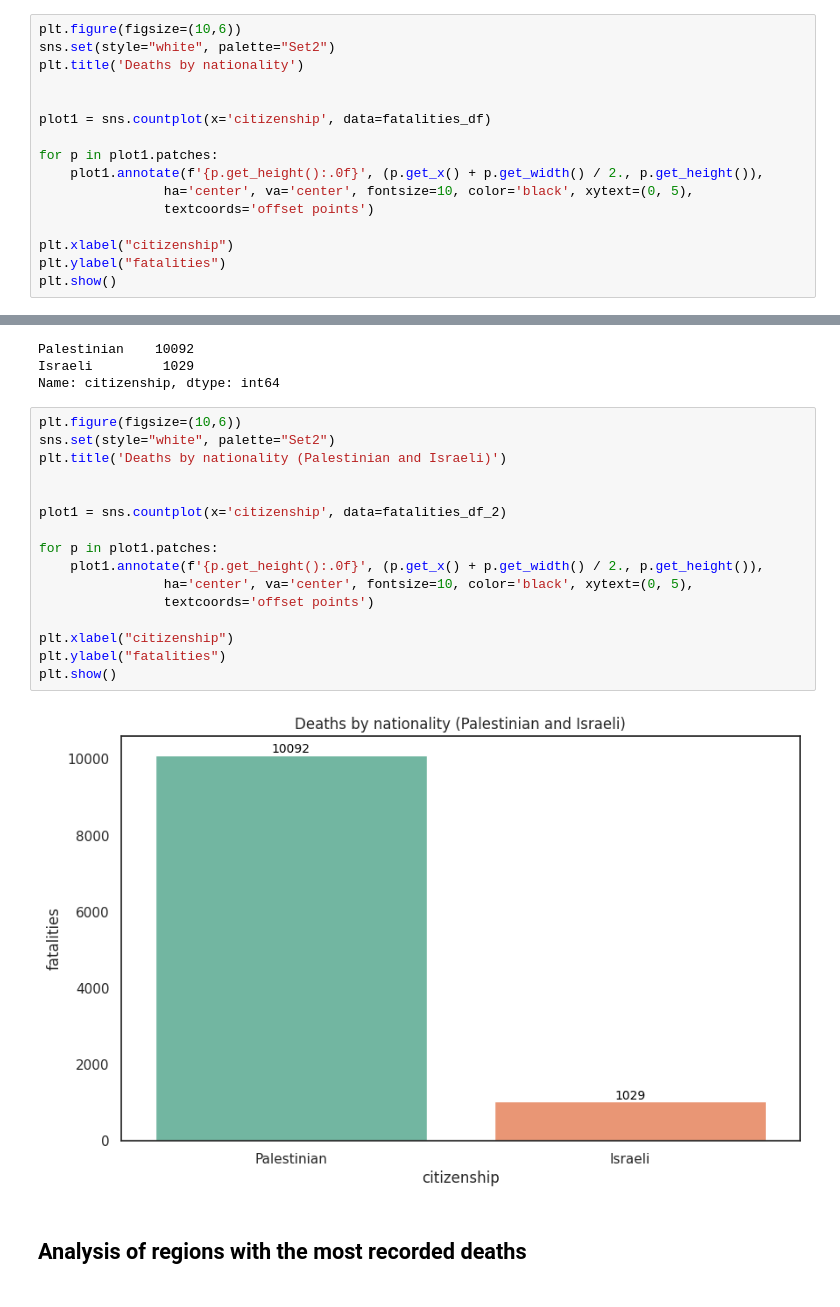
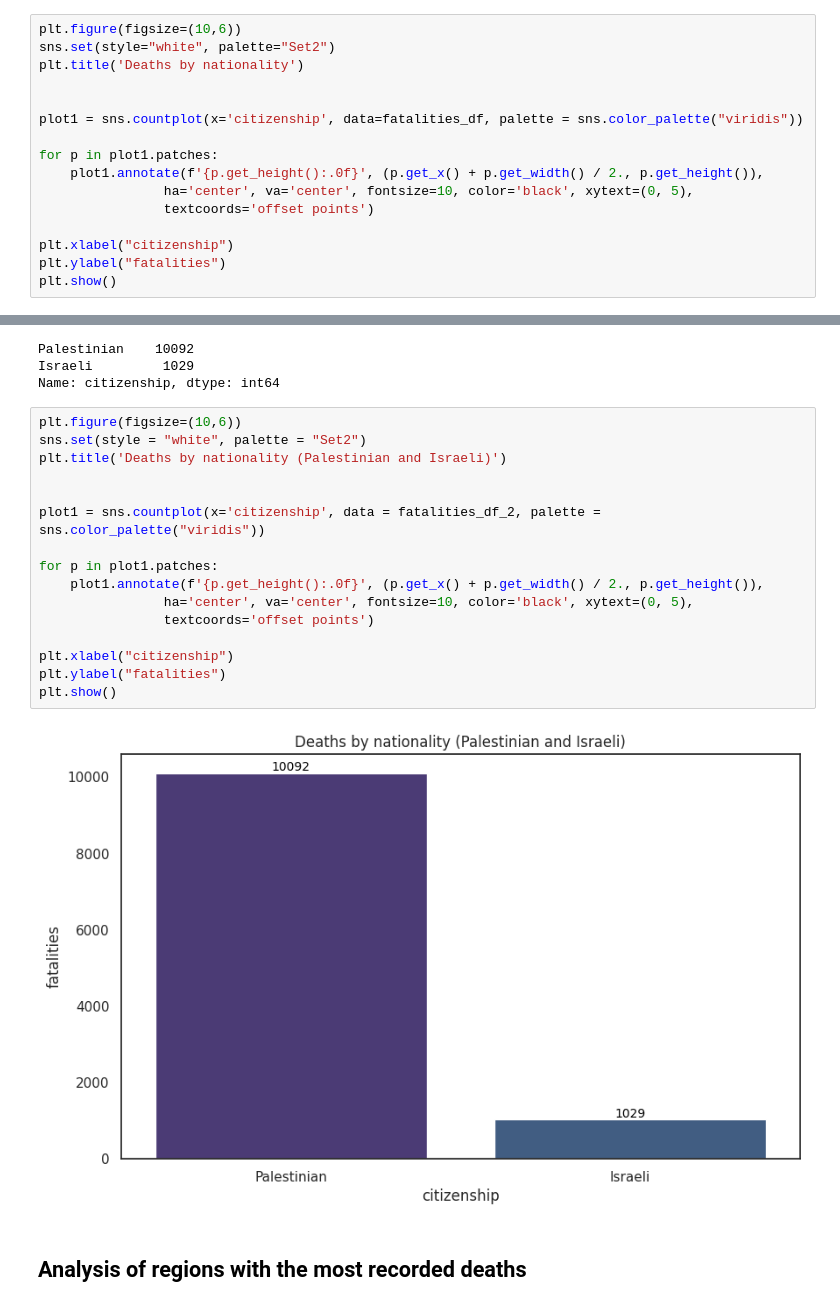
Before and after one commit to exdsgift/IPC-MideastAnalytics, a Jupyter notebook: Fatalities_Project.ipynb, the cells around one changed output, grey strips where cells are left out. Cells and saved outputs as stored; diff of their text form.

```diff
--- a/Fatalities_Project.ipynb
+++ b/Fatalities_Project.ipynb
@@ -273,7 +274,7 @@ sns.set(style="white", palette="Set2")
 plt.title('Deaths by nationality')
 
 
-plot1 = sns.countplot(x='citizenship', data=fatalities_df)
+plot1 = sns.countplot(x='citizenship', data=fatalities_df, palette = sns.color_palette("viridis"))
 
 for p in plot1.patches:
     plot1.annotate(f'{p.get_height():.0f}', (p.get_x() + p.get_width() / 2., p.get_height()),
@@ -296,22 +297,22 @@ Israeli         1029
 Name: citizenship, dtype: int64
 # %%
 plt.figure(figsize=(10,6))
-sns.set(style="white", palette="Set2")
+sns.set(style = "white", palette = "Set2")
 plt.title('Deaths by nationality (Palestinian and Israeli)')
 
 
-plot1 = sns.countplot(x='citizenship', data=fatalities_df_2)
+plot1 = sns.countplot(x='citizenship', data = fatalities_df_2, palette = sns.color_palette("viridis"))
 
 for p in plot1.patches:
     plot1.annotate(f'{p.get_height():.0f}', (p.get_x() + p.get_width() / 2., p.get_height()),
                 ha='center', va='center', fontsize=10, color='black', xytext=(0, 5),
                 textcoords='offset points')
 
 plt.xlabel("citizenship")
 plt.ylabel("fatalities")
 plt.show()
 # %% [output]
-[figure, old version]
+[figure, new version]
 # %% [markdown]
 ## Analysis of regions with the most recorded deaths
 # %%
```
Also changed, not shown: parts of 8 cells of this notebook.
